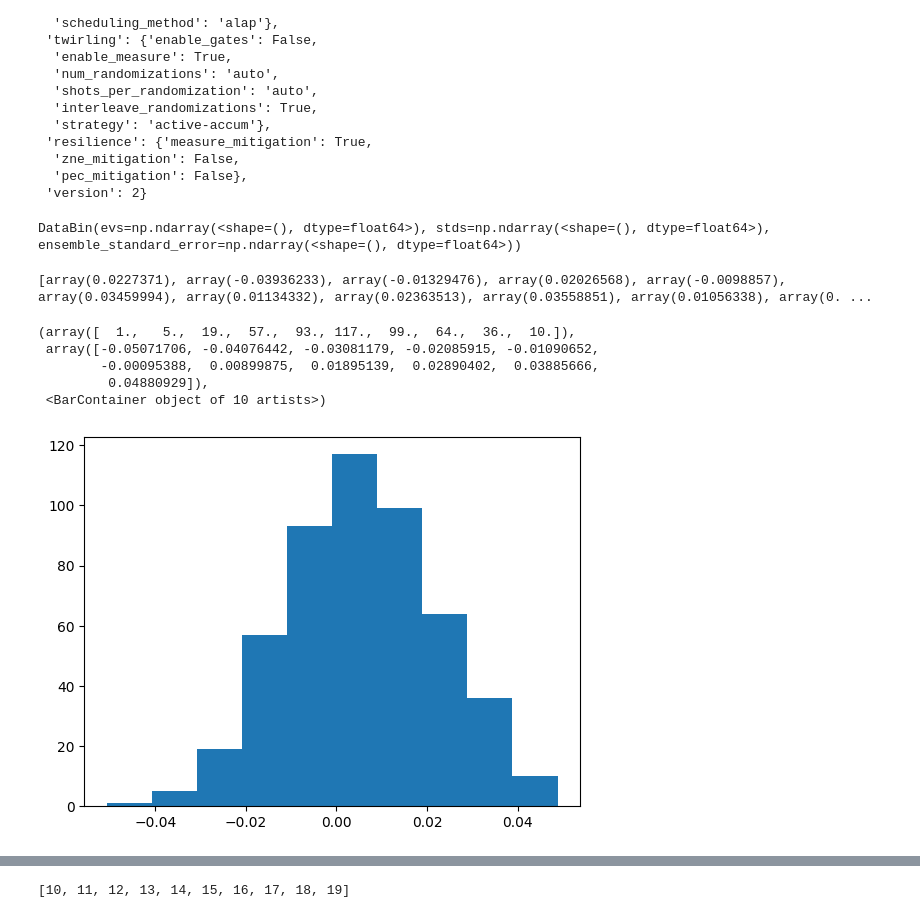
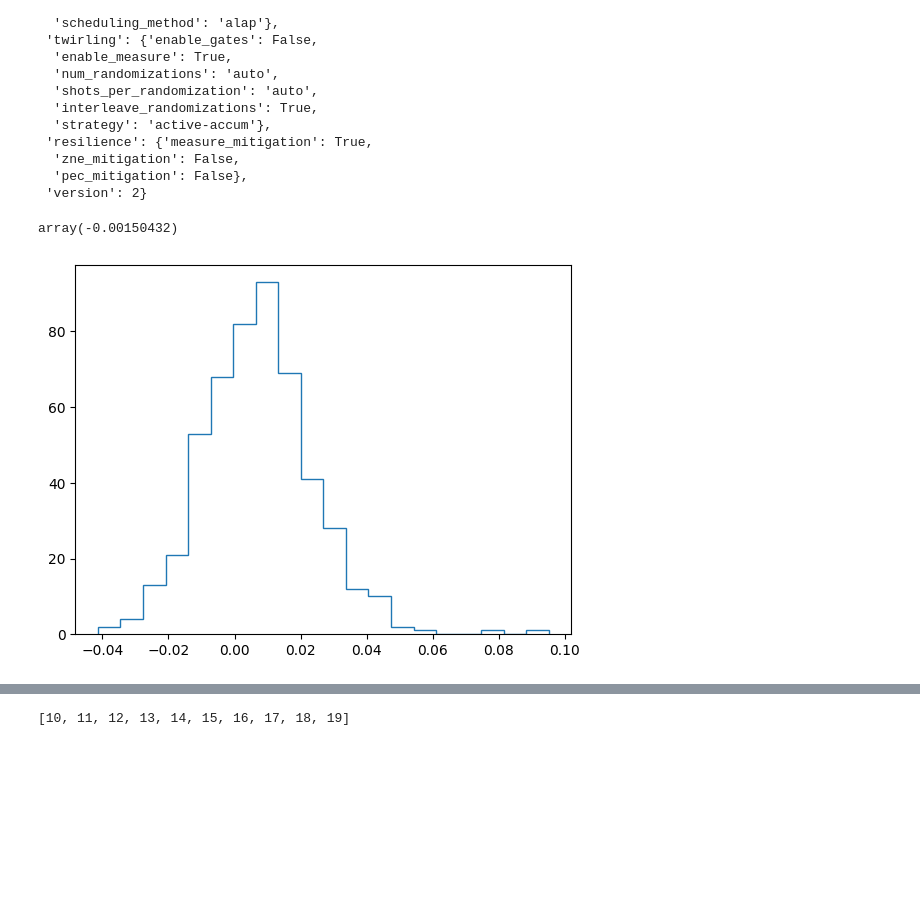
Before and after one commit to MatteoRobbiati/mpstab, a Jupyter notebook: examples/process_hardware_results.ipynb, the cells around one changed output, grey strips where cells are left out. Cells and saved outputs as stored; diff of their text form; code cells hidden in the pictures; blank space fills up the shorter version.

```diff
--- a/examples/process_hardware_results.ipynb
+++ b/examples/process_hardware_results.ipynb
@@ -49,23 +49,14 @@ result.metadata
   'pec_mitigation': False},
  'version': 2}
 # %%
-result[0].data
+result[0].data.evs
 # %% [output]
-DataBin(evs=np.ndarray(<shape=(), dtype=float64>), stds=np.ndarray(<shape=(), dtype=float64>), ensemble_standard_error=np.ndarray(<shape=(), dtype=float64>))
+array(-0.00150432)
-# %%
-# Let's visualize them
-print(values)
-# %% [output]
-[array(0.0227371), array(-0.03936233), array(-0.01329476), array(0.02026568), array(-0.0098857), array(0.03459994), array(0.01134332), array(0.02363513), array(0.03558851), array(0.01056338), array(0. ...
 # %%
-plt.hist(values)
+plt.hist(values, histtype="step", lw=4, bins=20)
+plt.show()
 # %% [output]
-(array([  1.,   5.,  19.,  57.,  93., 117.,  99.,  64.,  36.,  10.]),
- array([-0.05071706, -0.04076442, -0.03081179, -0.02085915, -0.01090652,
-        -0.00095388,  0.00899875,  0.01895139,  0.02890402,  0.03885666,
-         0.04880929]),
- <BarContainer object of 10 artists>)
-[figure, old version]
+[figure, new version]
 # %%
 # Loading the configuration to reconstruct the ansatz
 with open(f"{path}/config.json") as f:
```
Also changed, not shown: parts of 11 cells of this notebook, 1 other file.
